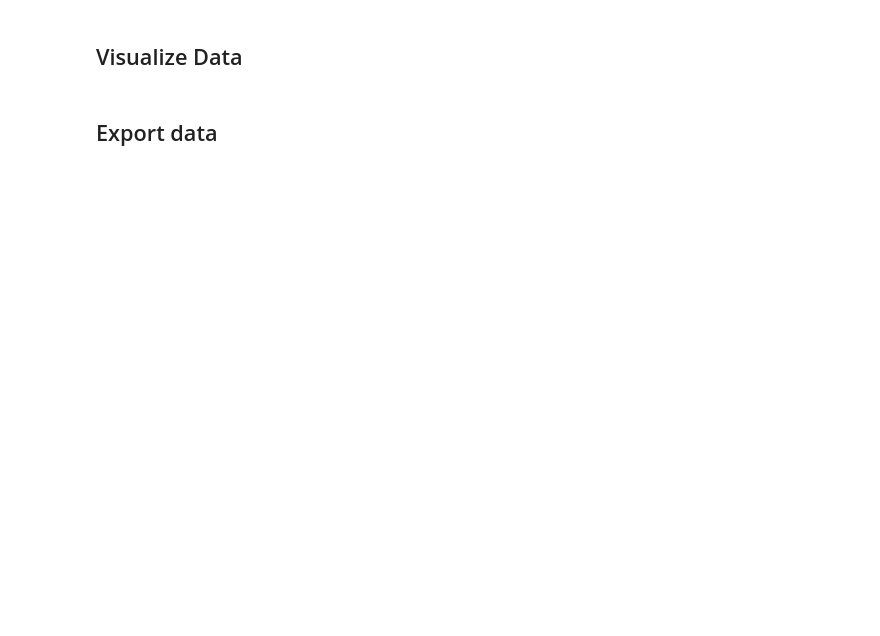
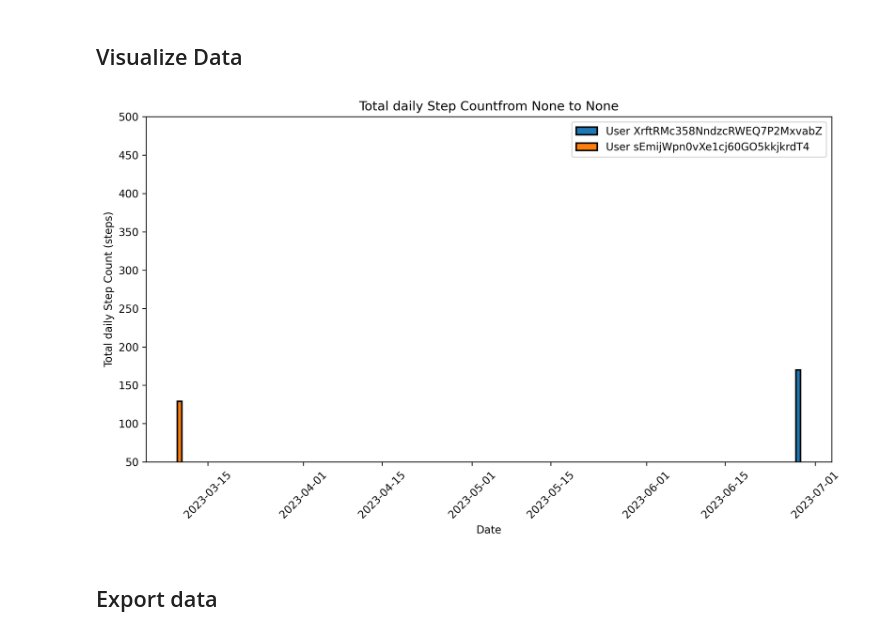
Before and after one commit to StanfordSpezi/SpeziDataPipeline, a Jupyter notebook: SpeziDataPipelineTemplate.ipynb, the cells around one changed output. Drawn from its saved outputs; the diff is of its cells as text; code cells hidden in the pictures; blank space fills up the shorter version.

```diff
--- a/SpeziDataPipelineTemplate.ipynb
+++ b/SpeziDataPipelineTemplate.ipynb
@@ -42,11 +52,13 @@ processed_fhir_dataframe.df.tail()
 # %%
 visualizer = DataVisualizer()
 # selected_users = ["5okimXt6noCIcD4DGoB13wzXVJjY", "ys7YzmWeX0tKr1ilsXMiNaiZxGTk"]  # Use None to plot data for all users
 # visualizer.set_user_ids(selected_users)
-visualizer.set_date_range("2022-01-01", "2023-01-31")
-visualizer.set_y_bounds(50, 4000)
+# visualizer.set_date_range("2022-01-01", "2023-01-31")
+visualizer.set_y_bounds(50, 500)
 
 fig = visualizer.create_static_plot(processed_fhir_dataframe)
+# %% [output]
+[figure, added]
 # %% [markdown]
 ## Export data
 # %%
```
Also changed, not shown: parts of 10 cells of this notebook, 11 other files.
